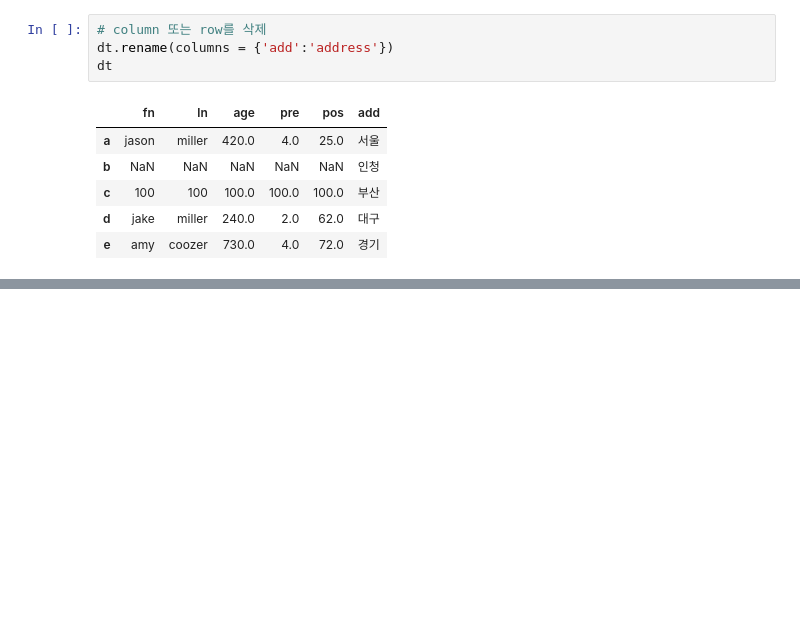
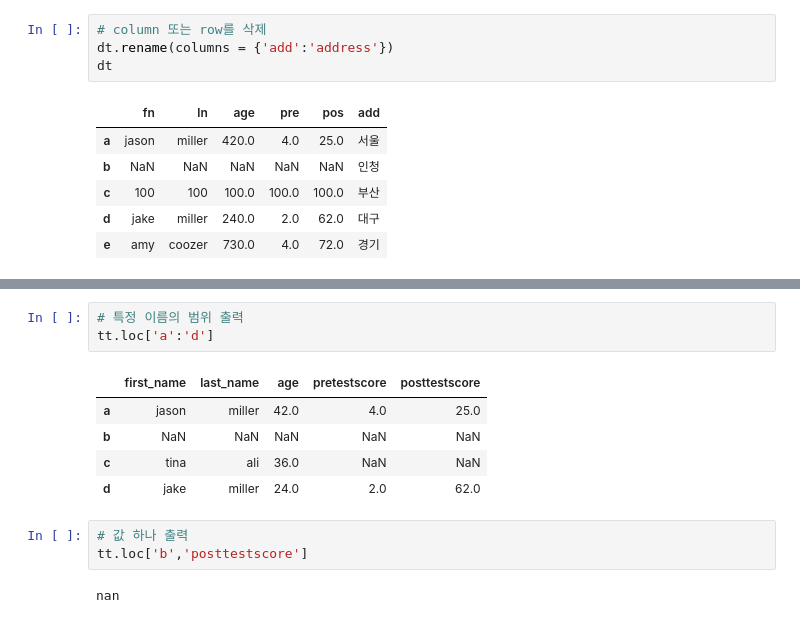
Before and after one commit to doyeon0139/Study, a Jupyter notebook: Pandas/pandas_0.ipynb, the cells around one changed output, grey strips where cells are left out. Saved outputs shown, nothing was run; the diff lists cells and outputs as text; blank space fills up the shorter version.

```diff
--- a/Pandas/pandas_0.ipynb
+++ b/Pandas/pandas_0.ipynb
@@ -574,0 +755,14 @@ dt
+# %%
+# 특정 이름의 범위 출력
+tt.loc['a':'d']
+# %% [output]
+|  | first_name | last_name | age | pretestscore | posttestscore |
+| a | jason | miller | 42.0 | 4.0 | 25.0 |
+| b | NaN | NaN | NaN | NaN | NaN |
+| c | tina | ali | 36.0 | NaN | NaN |
+| d | jake | miller | 24.0 | 2.0 | 62.0 |
+# %%
+# 값 하나 출력
+tt.loc['b','posttestscore']
+# %% [output]
+nan
```
Also changed, not shown: parts of 31 cells of this notebook, 12 other files.
